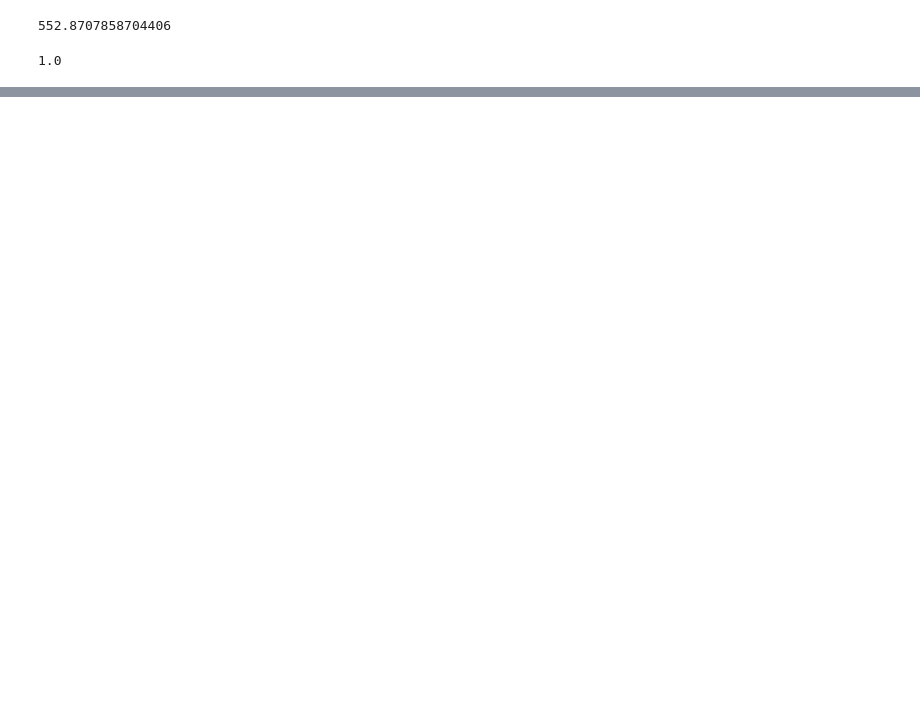
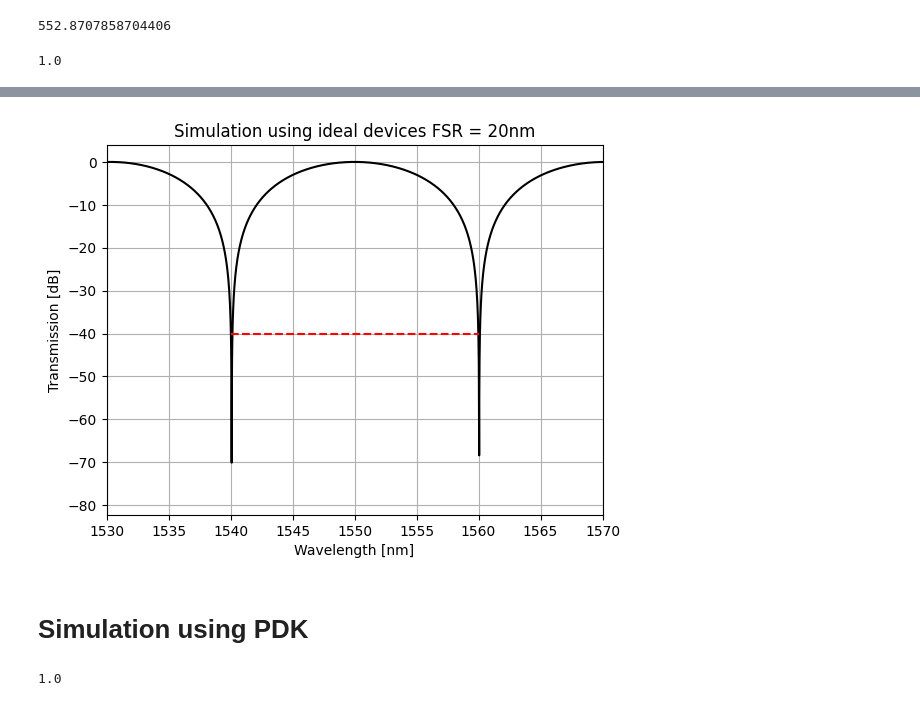
Before and after one commit to Lucivaldo1/Mach_Zenhder, a Jupyter notebook: mzi.ipynb, the cells around one changed output, grey strips where cells are left out. Drawn from its saved outputs; the diff is of its cells as text; code cells hidden in the pictures; blank space fills up the shorter version.

```diff
--- a/mzi.ipynb
+++ b/mzi.ipynb
@@ -114,0 +138,25 @@ plt.xlim(1545, 1555)
+# %%
+delta3 = ((1550e-9)**2)/(4.3455*20e-9)
+icApi.switchtolayout()
+icApi.select('wg2')
+icApi.set('length', (100*um +delta3))
+icApi.run()
+# %%
+data3 = icApi.getresult('ona1', 'input 1/mode 1/gain')
+
+plt.plot(data3['wavelength']/nm, data3['TE gain (dB)'],color='black')
+#plt.vlines(1550,ymin=-60,ymax=0, color='r')
+#plt.hlines(-23,xmin=1549.5,xmax=1550.5, color='r')
+#plt.hlines(-38,xmin=1545,xmax=1555, color='b')
+plt.hlines(-40,xmin=1540,xmax=1560, color='r',linestyles='dashed')
+#plt.xlim(1545, 1555)
+plt.xlim(1530, 1570)
+plt.xlabel('Wavelength [nm]')
+plt.ylabel('Transmission [dB]')
+plt.grid()
+plt.title('Simulation using ideal devices FSR = 20nm')
+plt.savefig('Simulation using ideal devices FSR = 20nm.png')
+# %% [output]
+[figure, added]
+# %% [markdown]
+<h1>Simulation using PDK</h1>
@@ -114,0 +187,13 @@ plt.xlim(1545, 1555)
+# %%
+#conections
+icApi.connect('ona1','output', 'yb1', 'opt_a1')
+
+icApi.connect('yb1', 'opt_b1', 'wg1', 'port 1')
+icApi.connect('yb1', 'opt_b2', 'wg2', 'port 1')
+
+icApi.connect('wg1', 'port 2', 'yb2', 'opt_b2')
+icApi.connect('wg2', 'port 2', 'yb2', 'opt_b1')
+
+icApi.connect('yb2', 'opt_a1', 'ona1', 'input 1')
+# %% [output]
+1.0
```
Also changed, not shown: parts of 44 cells of this notebook, 56 other files.
